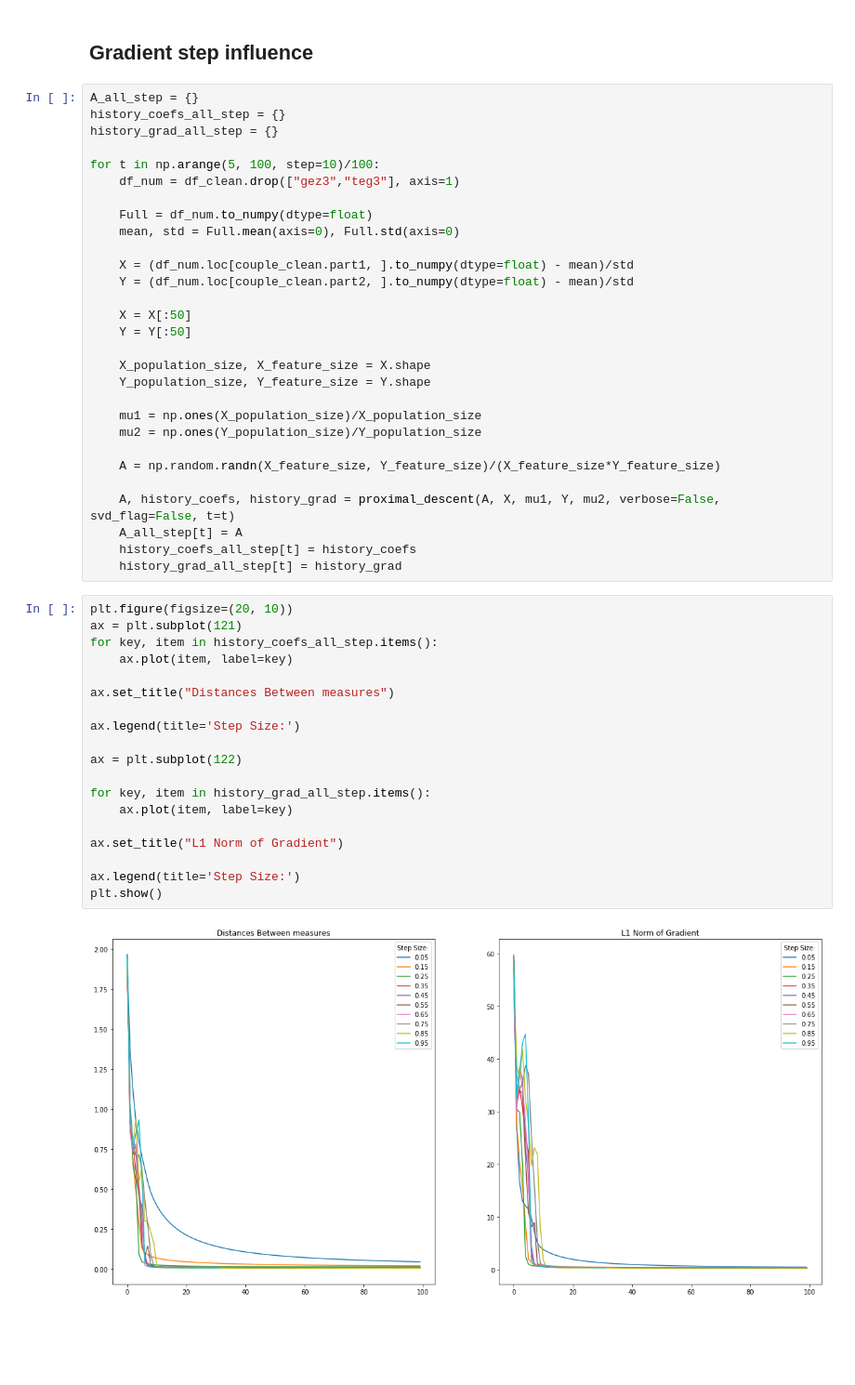
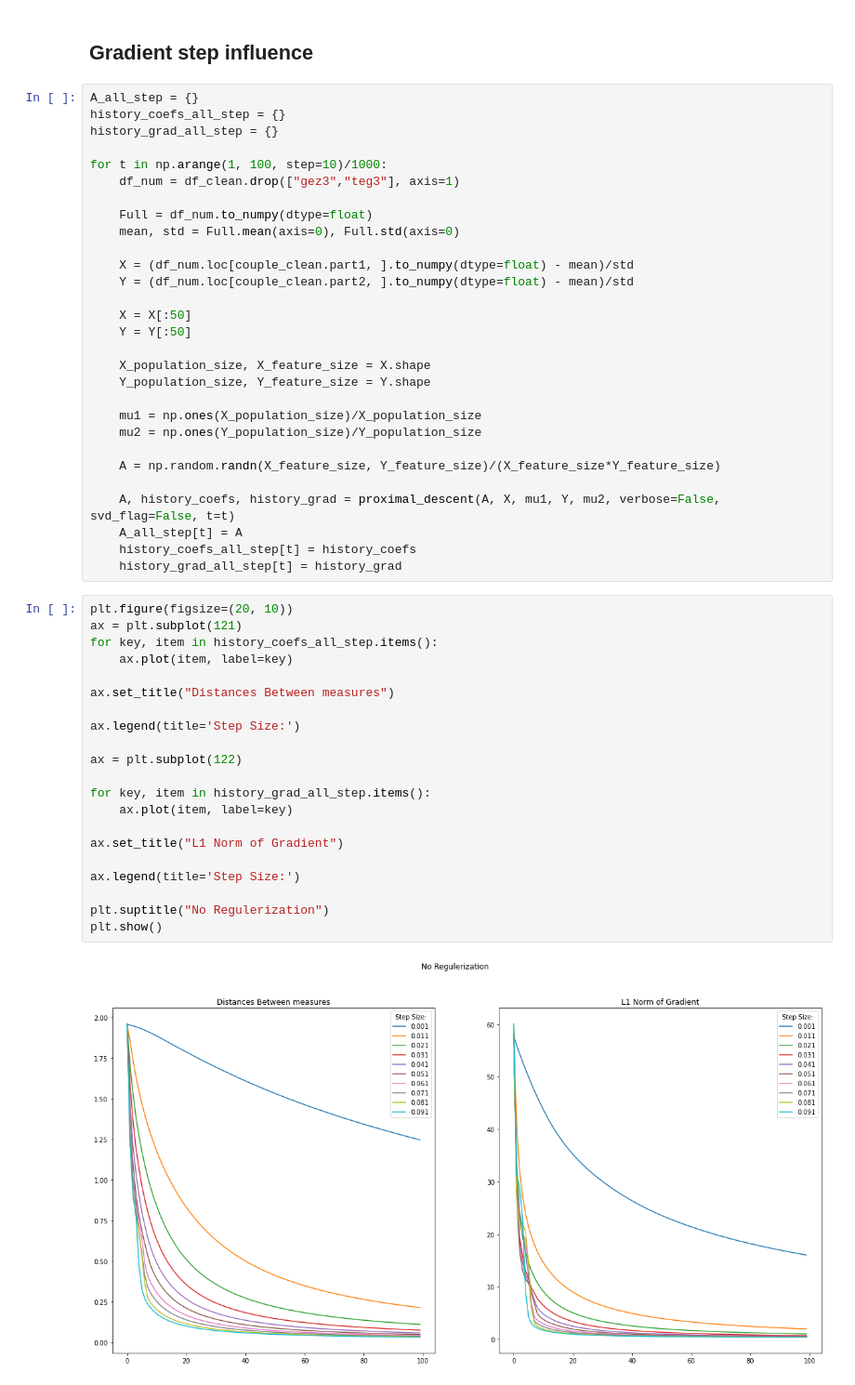
Before and after one commit to g-peltier/compress_project, a Jupyter notebook: scripts/Final.ipynb, the cells around one changed output. Shown at 93% size. Saved outputs shown, nothing was run; the diff lists cells and outputs as text; blank space fills up the shorter version.

```diff
--- a/scripts/Final.ipynb
+++ b/scripts/Final.ipynb
@@ -312,7 +312,7 @@ A_all_step = {}
 history_coefs_all_step = {}
 history_grad_all_step = {}
 
-for t in np.arange(5, 100, step=10)/100:
+for t in np.arange(1, 100, step=10)/1000:
     df_num = df_clean.drop(["gez3","teg3"], axis=1)
 
     Full = df_num.to_numpy(dtype=float)
@@ -339,21 +339,23 @@ for t in np.arange(5, 100, step=10)/100:
 # %%
 plt.figure(figsize=(20, 10))
 ax = plt.subplot(121)
 for key, item in history_coefs_all_step.items():
     ax.plot(item, label=key)
 
 ax.set_title("Distances Between measures")
 
 ax.legend(title='Step Size:')
 
 ax = plt.subplot(122)
 
 for key, item in history_grad_all_step.items():
     ax.plot(item, label=key)
 
 ax.set_title("L1 Norm of Gradient")
 
 ax.legend(title='Step Size:')
+
+plt.suptitle("No Regulerization")
 plt.show()
 # %% [output]
-[figure, old version]
+[figure, new version]
```
Also changed, not shown: parts of 2 cells of this notebook.
